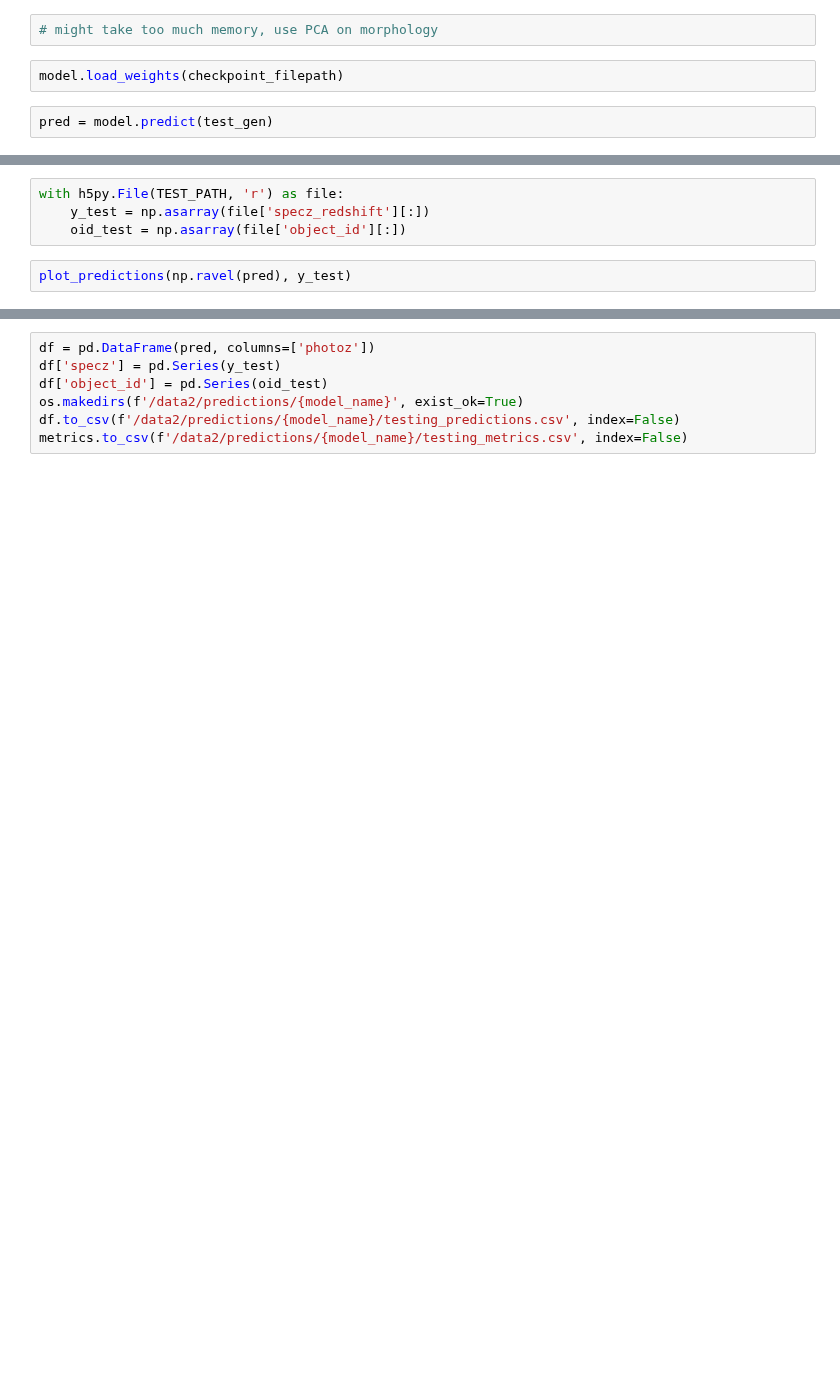
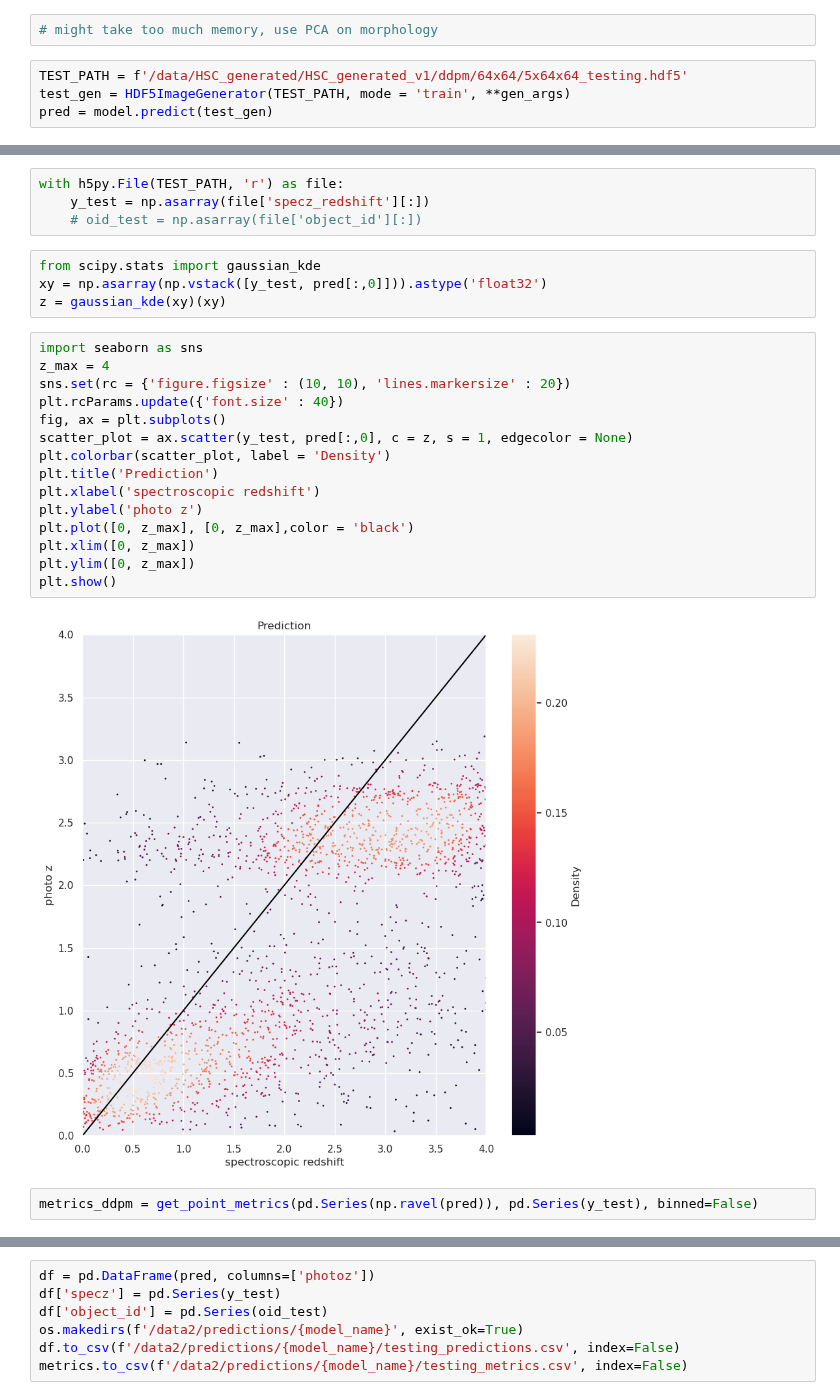
Before and after one commit to astrodatalab/photoz, a Jupyter notebook: code/generative_modeling/5pool_CNN_combined_with_mags_full (2) (1).ipynb, the cells around one changed output, grey strips where cells are left out. Drawn from its saved outputs; the diff is of its cells as text; blank space fills up the shorter version.

```diff
--- a/code/generative_modeling/5pool_CNN_combined_with_mags_full (2) (1).ipynb
+++ b/code/generative_modeling/5pool_CNN_combined_with_mags_full (2) (1).ipynb
@@ -181,6 +187,6 @@ Epoch 3/100
 # %%
 # might take too much memory, use PCA on morphology
-# %%
-model.load_weights(checkpoint_filepath)
 # %%
+TEST_PATH = f'/data/HSC_generated/HSC_generated_v1/ddpm/64x64/5x64x64_testing.hdf5'
+test_gen = HDF5ImageGenerator(TEST_PATH, mode = 'train', **gen_args)
 pred = model.predict(test_gen)
@@ -187,6 +197,27 @@ pred = model.predict(test_gen)
 # %%
 with h5py.File(TEST_PATH, 'r') as file:
     y_test = np.asarray(file['specz_redshift'][:])
-    oid_test = np.asarray(file['object_id'][:])
+    # oid_test = np.asarray(file['object_id'][:])
-# %%
-plot_predictions(np.ravel(pred), y_test)
+# %%
+from scipy.stats import gaussian_kde
+xy = np.asarray(np.vstack([y_test, pred[:,0]])).astype('float32')
+z = gaussian_kde(xy)(xy)
+# %%
+import seaborn as sns
+z_max = 4
+sns.set(rc = {'figure.figsize' : (10, 10), 'lines.markersize' : 20})
+plt.rcParams.update({'font.size' : 40})
+fig, ax = plt.subplots()
+scatter_plot = ax.scatter(y_test, pred[:,0], c = z, s = 1, edgecolor = None)
+plt.colorbar(scatter_plot, label = 'Density')
+plt.title('Prediction')
+plt.xlabel('spectroscopic redshift')
+plt.ylabel('photo z')
+plt.plot([0, z_max], [0, z_max],color = 'black')
+plt.xlim([0, z_max])
+plt.ylim([0, z_max])
+plt.show()
+# %% [output]
+[figure, added]
+# %%
+metrics_ddpm = get_point_metrics(pd.Series(np.ravel(pred)), pd.Series(y_test), binned=False)
```
Also changed, not shown: parts of 12 cells of this notebook, 5 other files.
